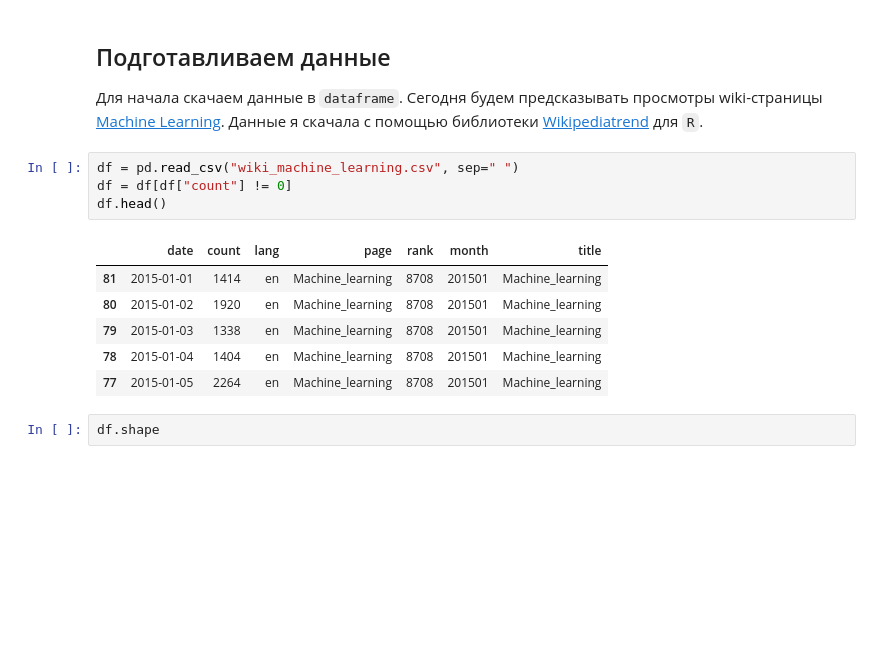
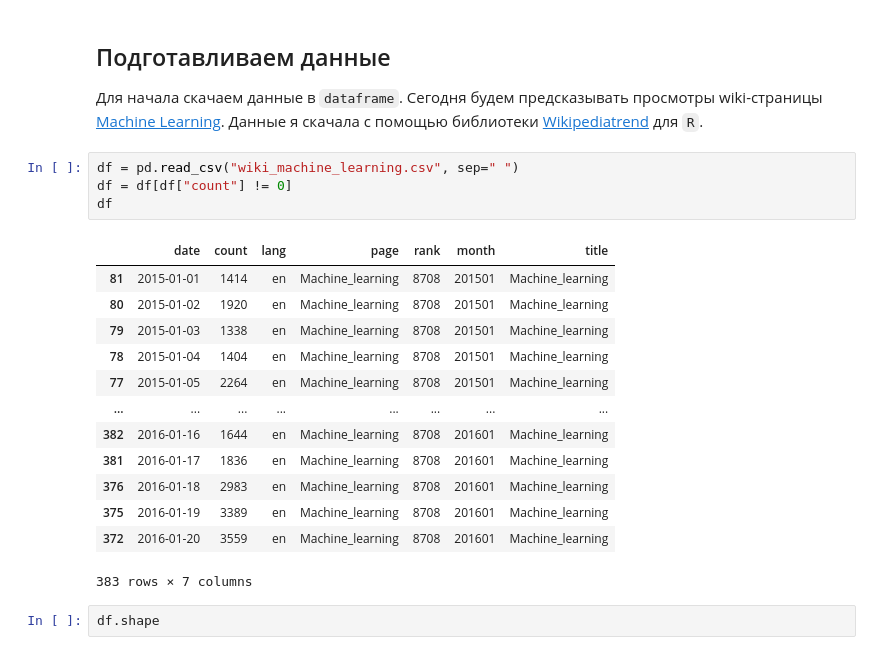
Before and after one commit to serpak946/recommendation_systems, a Jupyter notebook: Lab4/assignment09_time_series.ipynb, the cells around one changed output. Saved outputs shown, nothing was run; the diff lists cells and outputs as text; blank space fills up the shorter version.

```diff
--- a/Lab4/assignment09_time_series.ipynb
+++ b/Lab4/assignment09_time_series.ipynb
@@ -41,14 +41,21 @@ def plotly_df(df, title=""):
 # %%
 df = pd.read_csv("wiki_machine_learning.csv", sep=" ")
 df = df[df["count"] != 0]
-df.head()
+df
 # %% [output]
 |  | date | count | lang | page | rank | month | title |
 | 81 | 2015-01-01 | 1414 | en | Machine_learning | 8708 | 201501 | Machine_learning |
 | 80 | 2015-01-02 | 1920 | en | Machine_learning | 8708 | 201501 | Machine_learning |
 | 79 | 2015-01-03 | 1338 | en | Machine_learning | 8708 | 201501 | Machine_learning |
 | 78 | 2015-01-04 | 1404 | en | Machine_learning | 8708 | 201501 | Machine_learning |
 | 77 | 2015-01-05 | 2264 | en | Machine_learning | 8708 | 201501 | Machine_learning |
+| ... | ... | ... | ... | ... | ... | ... | ... |
+| 382 | 2016-01-16 | 1644 | en | Machine_learning | 8708 | 201601 | Machine_learning |
+| 381 | 2016-01-17 | 1836 | en | Machine_learning | 8708 | 201601 | Machine_learning |
+| 376 | 2016-01-18 | 2983 | en | Machine_learning | 8708 | 201601 | Machine_learning |
+| 375 | 2016-01-19 | 3389 | en | Machine_learning | 8708 | 201601 | Machine_learning |
+| 372 | 2016-01-20 | 3559 | en | Machine_learning | 8708 | 201601 | Machine_learning |
+383 rows × 7 columns
 # %%
 df.shape
 # %% [output]
```
Also changed, not shown: parts of 5 cells of this notebook.
